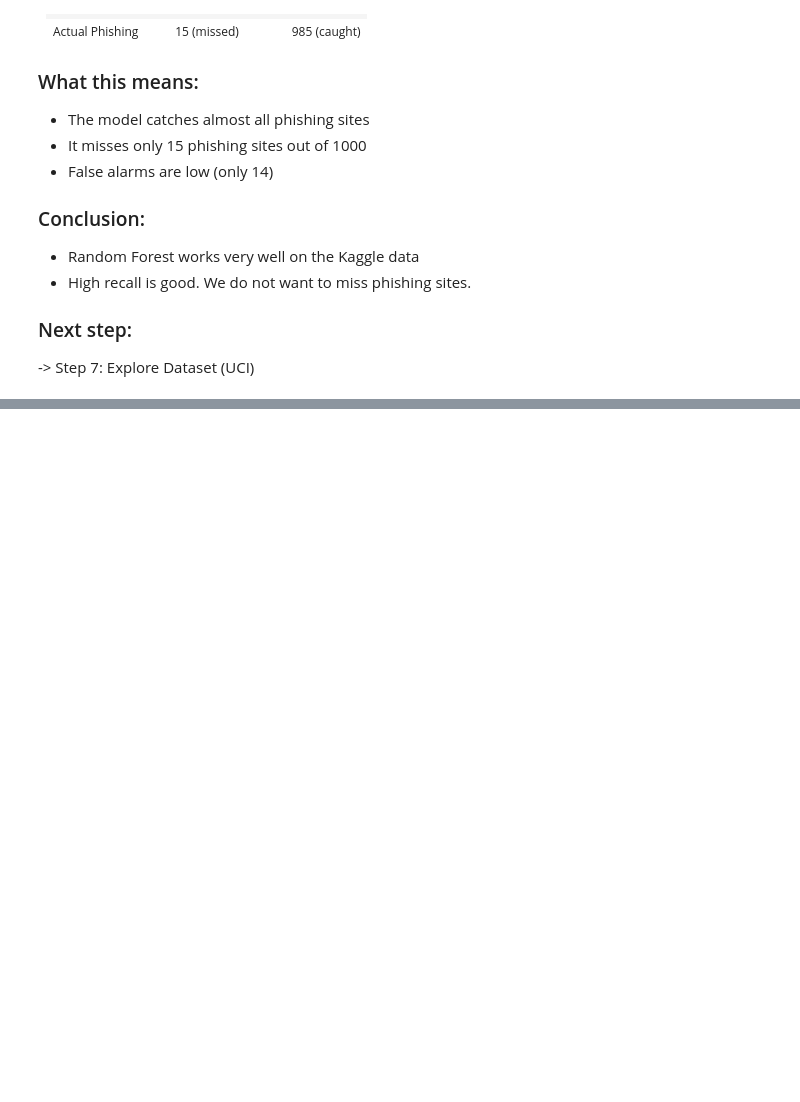
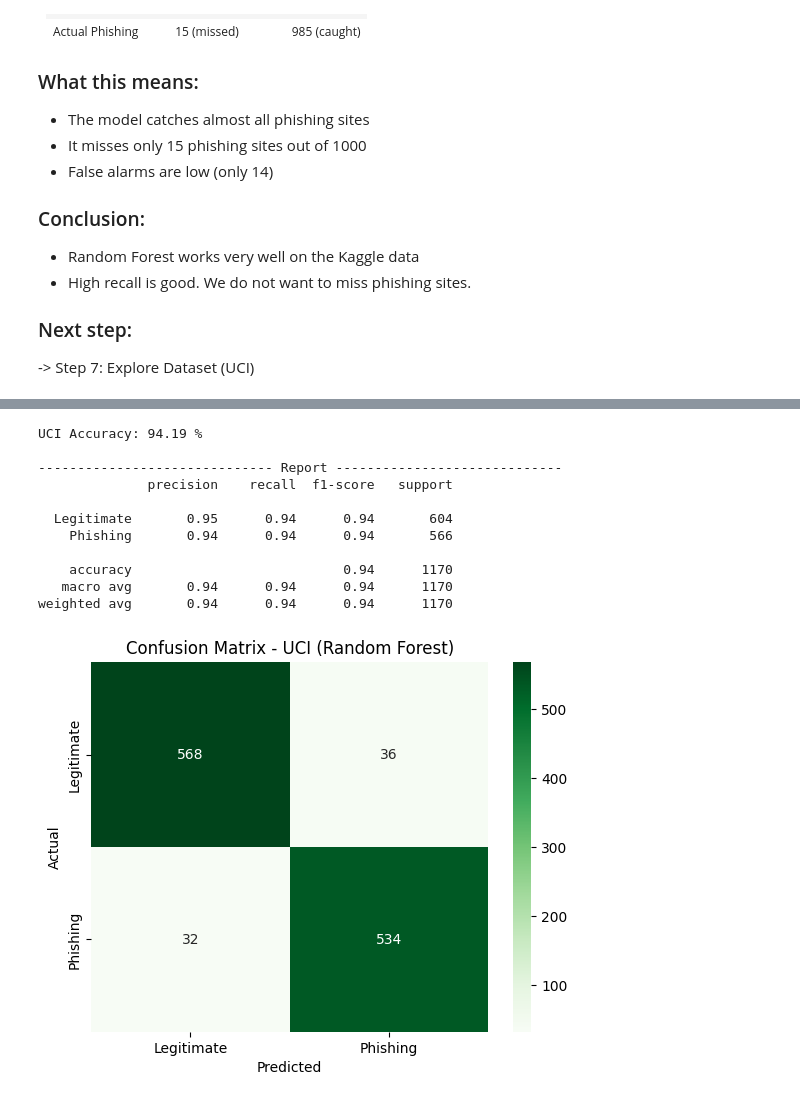
Before and after one commit to zhang-systems/phishing-detection, a Jupyter notebook: phishing.ipynb, the cells around one changed output, grey strips where cells are left out. Cells and saved outputs as stored; diff of their text form; code cells hidden in the pictures; blank space fills up the shorter version.

```diff
--- a/phishing.ipynb
+++ b/phishing.ipynb
@@ -448,0 +797,52 @@ weighted avg       0.99      0.99      0.99      2000
+# %%
+# Step 11: Split + Train Best Model (UCI)
+from sklearn.model_selection import train_test_split
+from sklearn.ensemble import RandomForestClassifier
+from sklearn.metrics import accuracy_score, classification_report, confusion_matrix
+import matplotlib.pyplot as plt
+import seaborn as sns
+
+# Load clean UCI data
+df_uci = pd.read_csv('uci_phishing.csv')
+X_uci = df_uci.drop(columns=['Result'])
+y_uci = df_uci['Result'].map({1: 1, -1: 0})   # 0=Legit, 1=Phishing
+
+# Split data. stratify keeps the same balance.
+Xu_train, Xu_test, yu_train, yu_test = train_test_split(
+    X_uci, y_uci, test_size=0.2, random_state=42, stratify=y_uci)
+
+# Train Random Forest (best model)
+rf_uci = RandomForestClassifier(n_estimators=100, random_state=42)
+rf_uci.fit(Xu_train, yu_train)
+yu_pred = rf_uci.predict(Xu_test)
+
+# Accuracy
+uci_acc = accuracy_score(yu_test, yu_pred)
+print("UCI Accuracy:", round(uci_acc * 100, 2), "%")
+
+# Full report. Recall = how many phishing sites we caught. This matters most.
+print("\n------------------------------ Report -----------------------------")
+print(classification_report(yu_test, yu_pred, target_names=['Legitimate', 'Phishing']))
+
+# Confusion matrix. Shows right vs wrong predictions.
+cm = confusion_matrix(yu_test, yu_pred)
+sns.heatmap(cm, annot=True, fmt='d', cmap='Greens',
+            xticklabels=['Legitimate', 'Phishing'],
+            yticklabels=['Legitimate', 'Phishing'])
+plt.xlabel('Predicted')
+plt.ylabel('Actual')
+plt.title('Confusion Matrix - UCI (Random Forest)')
+plt.show()
+# %% [output]
+UCI Accuracy: 94.19 %
+
+------------------------------ Report -----------------------------
+              precision    recall  f1-score   support
+
+  Legitimate       0.95      0.94      0.94       604
+    Phishing       0.94      0.94      0.94       566
+
+    accuracy                           0.94      1170
+   macro avg       0.94      0.94      0.94      1170
+weighted avg       0.94      0.94      0.94      1170
+[figure, added]
```
Also changed, not shown: parts of 11 cells of this notebook, 2 other files.
